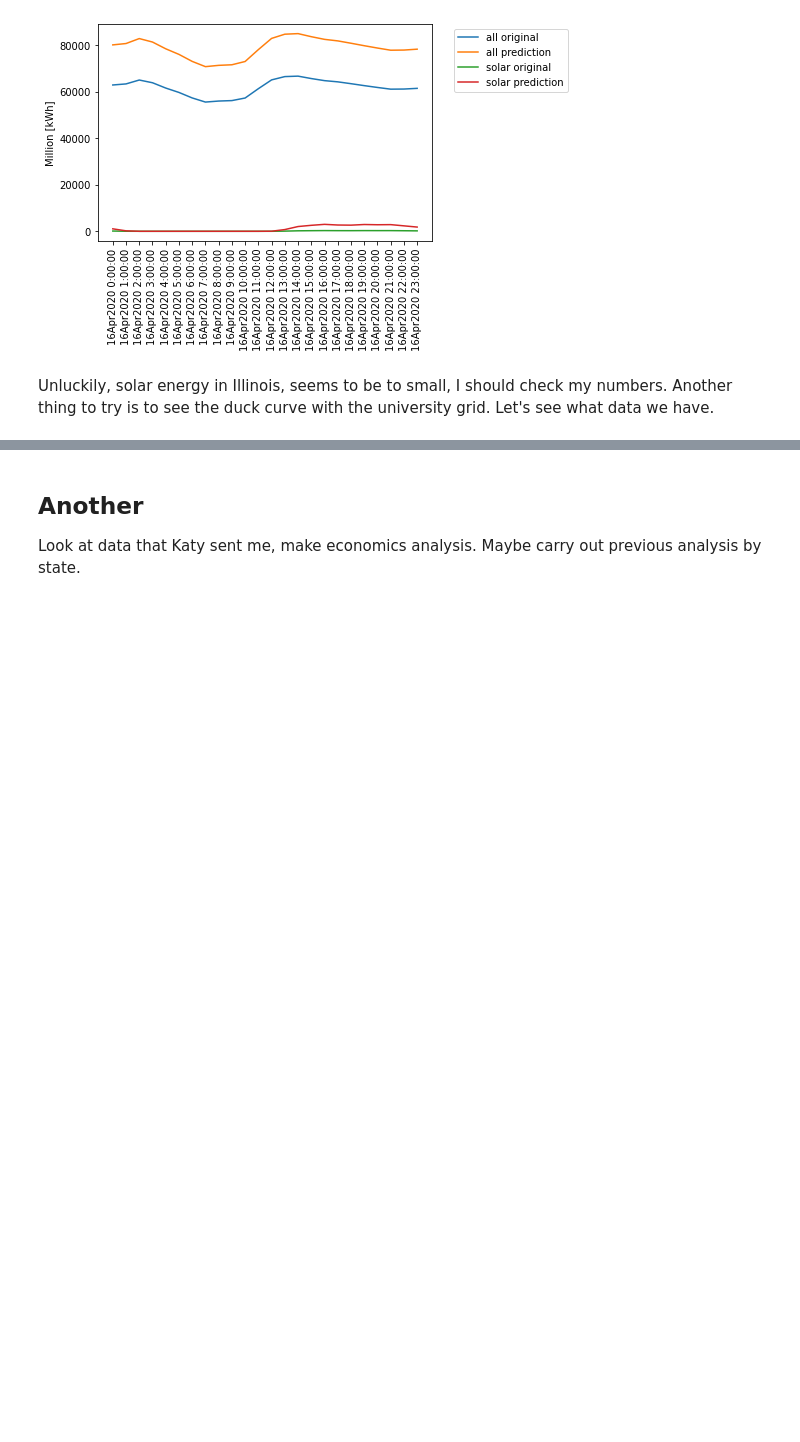
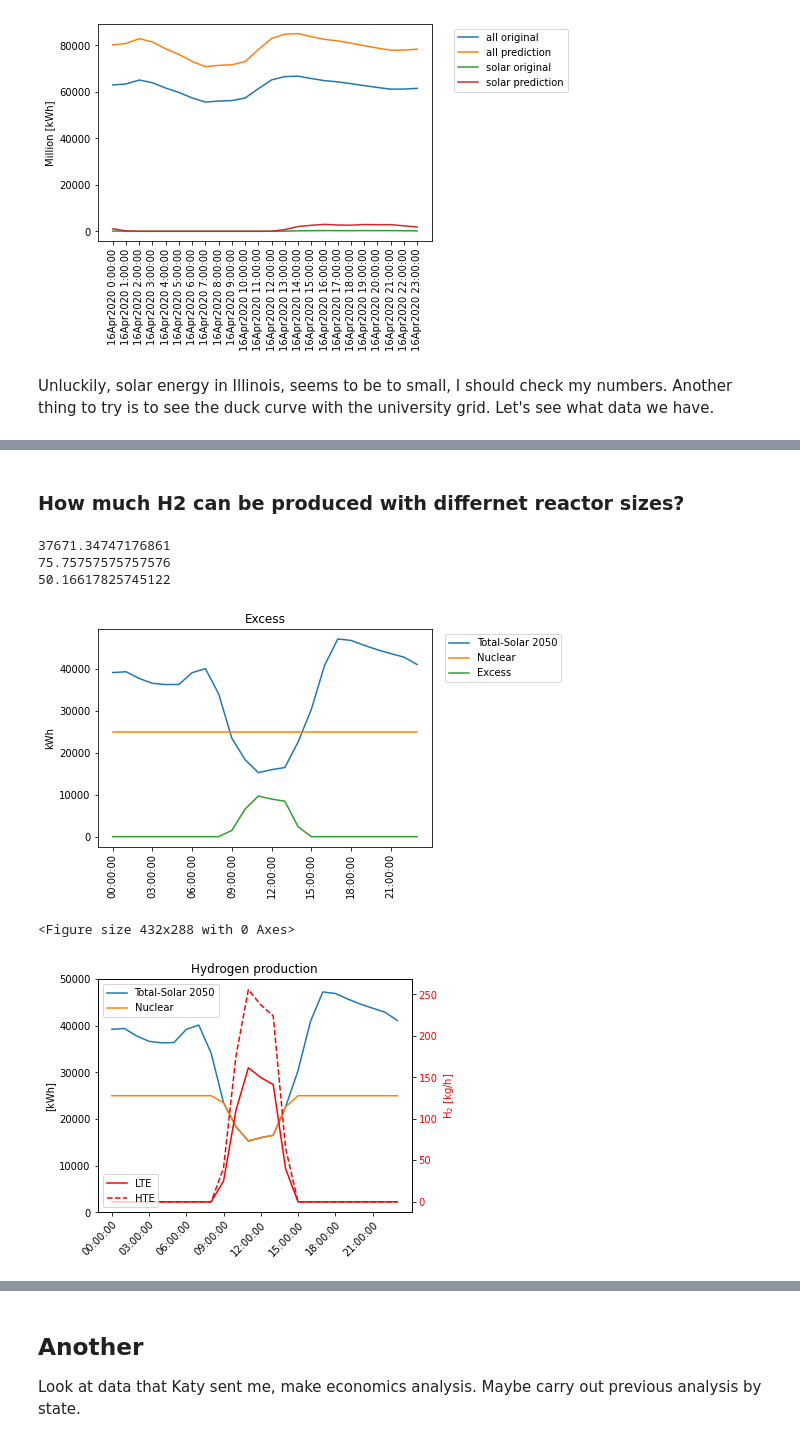
Before and after one commit to robfairh/npre412-project, a Jupyter notebook: fuel-demand.ipynb, the cells around one changed output, grey strips where cells are left out. Saved outputs shown, nothing was run; the diff lists cells and outputs as text; code cells hidden in the pictures; blank space fills up the shorter version.

Commit message:
H2 production for transportation

```diff
--- a/fuel-demand.ipynb
+++ b/fuel-demand.ipynb
@@ -629,0 +645,73 @@ Text(0.5, 1.0, 'Electricity generated on 2019-02-26')
+# %% [markdown]
+### How much H2 can be produced with differnet reactor sizes?
+# %%
+reactor_size = 25e3  # kW
+reactor = reactor_size*np.ones(len(nvalsol))
+h2energy = reactor-ntotmsol
+h2energy[h2energy < 0] = 0
+print(sum(h2energy))
+# Do it for one case for the plot
+
+plt.figure(1)
+plt.plot(timep, ntotmsol, label='Total-Solar {0}'.format(2019+predict))
+plt.plot(timep, reactor, label='Nuclear')
+plt.plot(timep, h2energy, label='Excess')
+plt.legend(loc="upper right", bbox_to_anchor=(1.4, 1.0))
+plt.xticks(np.arange(0, 24, step=3), rotation=90)
+plt.ylabel('kWh')
+plt.title('Excess')
+plt.savefig("figures/uiuc-hydro1", dpi=300, bbox_inches="tight")
+
+PE = reactor-h2energy  # [kWh]
+beta = PE/reactor_size
+
+eta1 = 0.33
+Pth1 = reactor_size/eta1/1e3  # [MW_{th}h]
+print(Pth1)
+h2prod1 = h2.lte_prod_rate((1-beta)*Pth, eta)[1]
+
+tout = 850
+eta2 = h2.efficiency(tout)
+Pth2 = reactor_size/eta2/1e3  # [MW_{th}h]
+print(Pth2)
+h2prod2 = []
+h2prod2 = [h2.hte1_prod_rate((1-be)*Pth2, tout)[1] for be in beta]
+
+plt.figure(2)
+fig, ax1 = plt.subplots()
+ax1.plot(timep, ntotmsol, label='Total-Solar {0}'.format(2019+predict))
+ax1.plot(timep, PE, label='Nuclear')
+# ax1.legend(loc="lower right")
+# ax1.legend(loc="upper right", bbox_to_anchor=(1.4, 1.0))
+ax1.legend(loc="upper left")
+ax1.set_title("Hydrogen production", color="black")
+ax1.set_ylabel('[kWh]', color="black")
+ax1.set_ylim(0, 50e3)
+
+ax2 = ax1.twinx()
+ax2.plot(timep, h2prod1, label='LTE', color='red')
+ax2.plot(timep, h2prod2, '--', label='HTE', color='red')
+#ax2.legend(loc="upper right", bbox_to_anchor=(1.4, 1.0))
+ax2.legend(loc="lower left")
+
+ax2.set_ylabel('H$_2$ [kg/h]', color='red')
+ax2.tick_params(axis='y', labelcolor='red')
+fig.tight_layout()
+
+timelabel = []
+for i in range(0, 24, 3):
+    timelabel.append(timep[i])
+
+ax1.set_xticklabels(timelabel)
+ax1.set_xticks(timelabel)
+plt.setp(ax1.get_xticklabels(), rotation=45, ha="right",
+         rotation_mode="anchor")
+
+plt.savefig("figures/uiuc-hydro2", dpi=300, bbox_inches="tight")
+# %% [output]
+37671.34747176861
+75.75757575757576
+50.16617825745122
+[figure, added]
+<Figure size 432x288 with 0 Axes>
+[figure, added]
```
Also changed, not shown: parts of 8 cells of this notebook, 2 other files.
